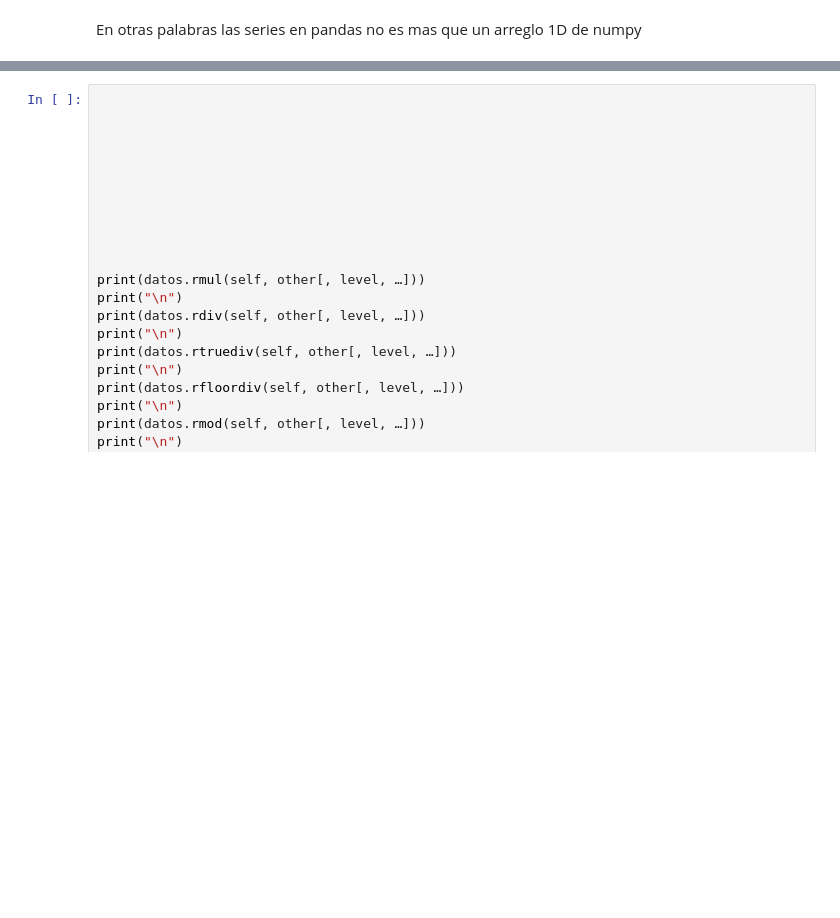
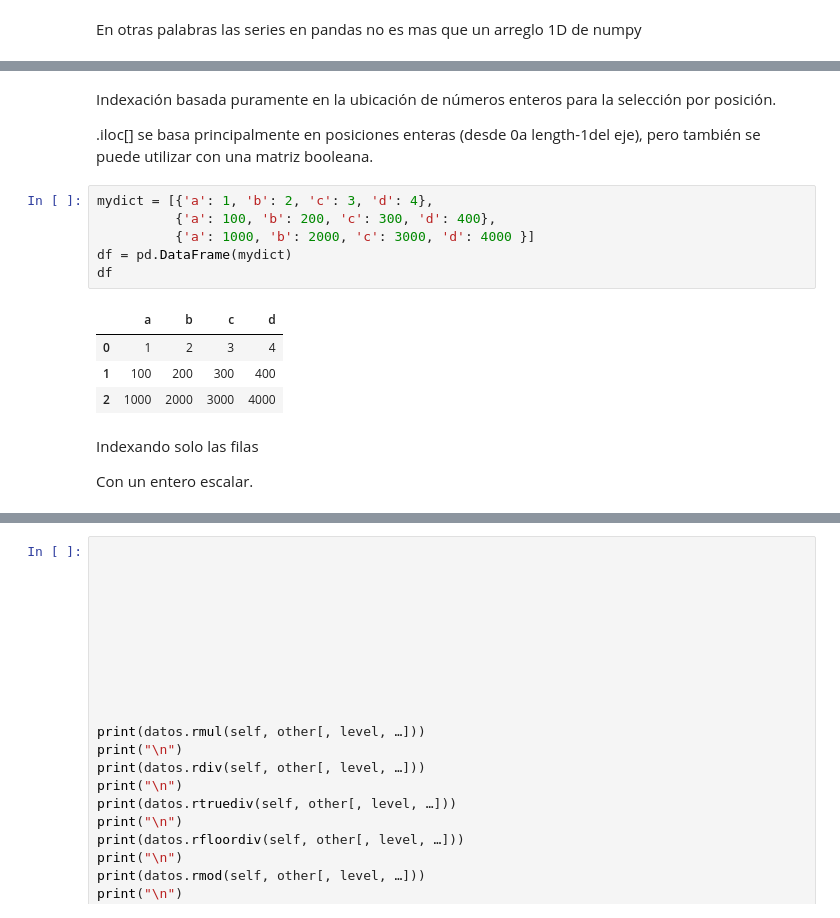
Before and after one commit to andresprogramacion123/ALL-Programacion, a Jupyter notebook: Python/Pandas.ipynb, the cells around one changed output, grey strips where cells are left out. Cells and saved outputs as stored; diff of their text form; blank space fills up the shorter version.

```diff
--- a/Python/Pandas.ipynb
+++ b/Python/Pandas.ipynb
@@ -339,0 +613,19 @@ dtype: float64
+# %% [markdown]
+Indexación basada puramente en la ubicación de números enteros para la selección por posición.
+
+.iloc[] se basa principalmente en posiciones enteras (desde 0a length-1del eje), pero también se puede utilizar con una matriz booleana.
+# %%
+mydict = [{'a': 1, 'b': 2, 'c': 3, 'd': 4},
+          {'a': 100, 'b': 200, 'c': 300, 'd': 400},
+          {'a': 1000, 'b': 2000, 'c': 3000, 'd': 4000 }]
+df = pd.DataFrame(mydict)
+df
+# %% [output]
+|  | a | b | c | d |
+| 0 | 1 | 2 | 3 | 4 |
+| 1 | 100 | 200 | 300 | 400 |
+| 2 | 1000 | 2000 | 3000 | 4000 |
+# %% [markdown]
+Indexando solo las filas
+
+Con un entero escalar.
```
Also changed, not shown: parts of 140 cells of this notebook, 13 other files.
